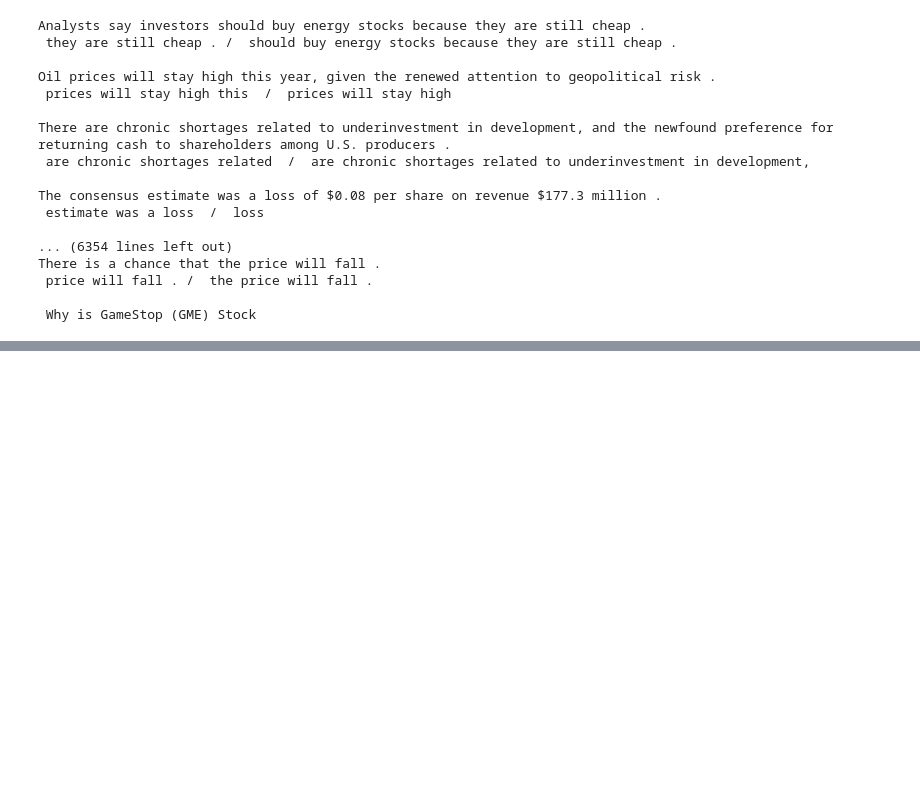
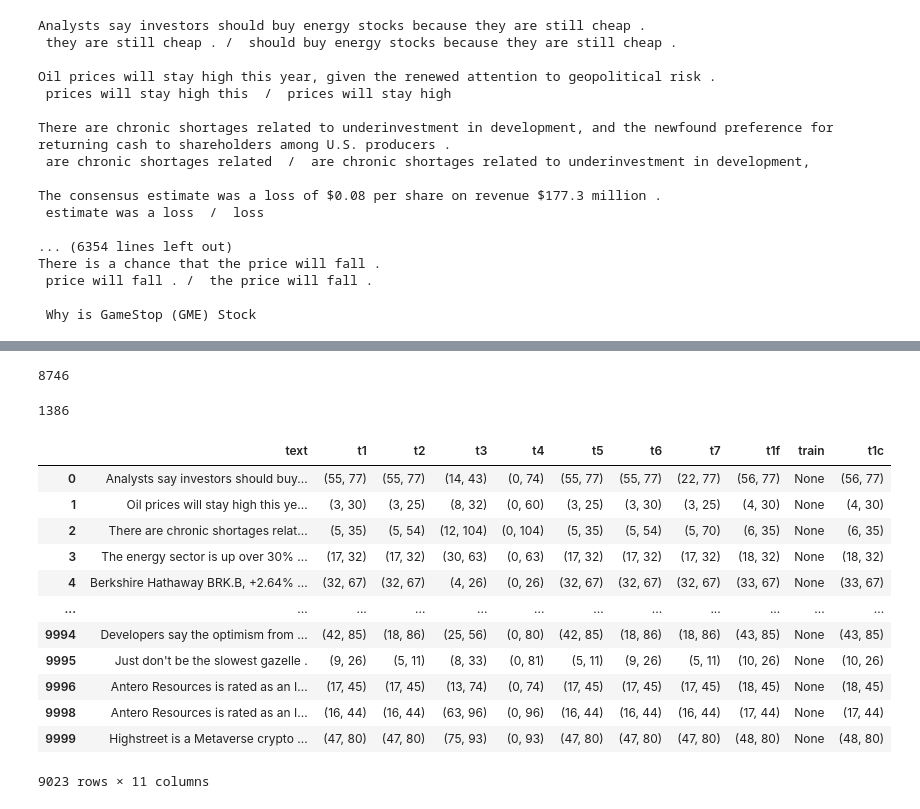
Before and after one commit to evalkaz/hackathon2022, a Jupyter notebook: notebooks/T2 - submission comparison.ipynb, the cells around one changed output, grey strips where cells are left out. Saved outputs shown, nothing was run; the diff lists cells and outputs as text; code cells hidden in the pictures; blank space fills up the shorter version.

```diff
--- a/notebooks/T2 - submission comparison.ipynb
+++ b/notebooks/T2 - submission comparison.ipynb
@@ -171,0 +212,38 @@ There is a chance that the price will fall .
+# %%
+df.text.nunique()
+# %% [output]
+8746
+# %%
+len(merged)
+# %% [output]
+1386
+# %%
+txtmap = train.drop_duplicates("text").set_index("text")
+# %%
+def fix_t1(row):
+    txt = df.iloc[row.id]["text"]
+    if txt in txtmap:
+        return [row.id, txtmap.loc[txt]["start_char_pos"], txtmap.loc[txt]["end_char_pos"]]
+
+    return [row.id, row.start, row.end]
+
+res = t1.apply(fix_t1, axis=1)
+t1f = pd.DataFrame([x for x in res.values], columns=["id", "start", "end"])
+# %%
+df["t1f"] = t1f.apply(lambda r: (r.start, r.end), axis=1)
+# %%
+df[df.t1 != df.t1f]
+# %% [output]
+|  | text | t1 | t2 | t3 | t4 | t5 | t6 | t7 | t1f | train | t1c |
+| 0 | Analysts say investors should buy... | (55, 77) | (55, 77) | (14, 43) | (0, 74) | (55, 77) | (55, 77) | (22, 77) | (56, 77) | None | (56, 77) |
+| 1 | Oil prices will stay high this ye... | (3, 30) | (3, 25) | (8, 32) | (0, 60) | (3, 25) | (3, 30) | (3, 25) | (4, 30) | None | (4, 30) |
+| 2 | There are chronic shortages relat... | (5, 35) | (5, 54) | (12, 104) | (0, 104) | (5, 35) | (5, 54) | (5, 70) | (6, 35) | None | (6, 35) |
+| 3 | The energy sector is up over 30% ... | (17, 32) | (17, 32) | (30, 63) | (0, 63) | (17, 32) | (17, 32) | (17, 32) | (18, 32) | None | (18, 32) |
+| 4 | Berkshire Hathaway BRK.B, +2.64% ... | (32, 67) | (32, 67) | (4, 26) | (0, 26) | (32, 67) | (32, 67) | (32, 67) | (33, 67) | None | (33, 67) |
+| ... | ... | ... | ... | ... | ... | ... | ... | ... | ... | ... | ... |
+| 9994 | Developers say the optimism from ... | (42, 85) | (18, 86) | (25, 56) | (0, 80) | (42, 85) | (18, 86) | (18, 86) | (43, 85) | None | (43, 85) |
+| 9995 | Just don't be the slowest gazelle . | (9, 26) | (5, 11) | (8, 33) | (0, 81) | (5, 11) | (9, 26) | (5, 11) | (10, 26) | None | (10, 26) |
+| 9996 | Antero Resources is rated as an I... | (17, 45) | (17, 45) | (13, 74) | (0, 74) | (17, 45) | (17, 45) | (17, 45) | (18, 45) | None | (18, 45) |
+| 9998 | Antero Resources is rated as an I... | (16, 44) | (16, 44) | (63, 96) | (0, 96) | (16, 44) | (16, 44) | (16, 44) | (17, 44) | None | (17, 44) |
+| 9999 | Highstreet is a Metaverse crypto ... | (47, 80) | (47, 80) | (75, 93) | (0, 93) | (47, 80) | (47, 80) | (47, 80) | (48, 80) | None | (48, 80) |
+9023 rows × 11 columns
```
Also changed, not shown: parts of 27 cells of this notebook, 10 other files.
